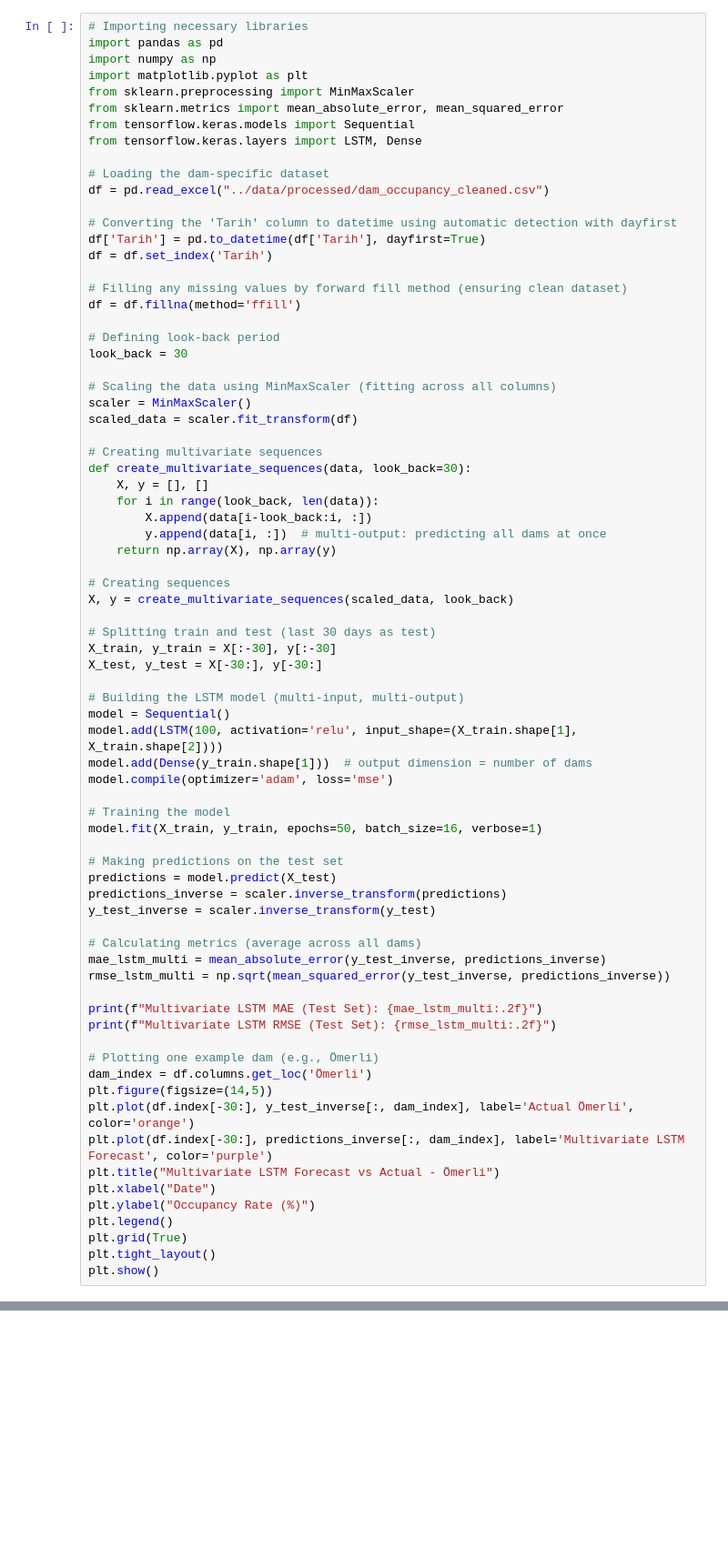
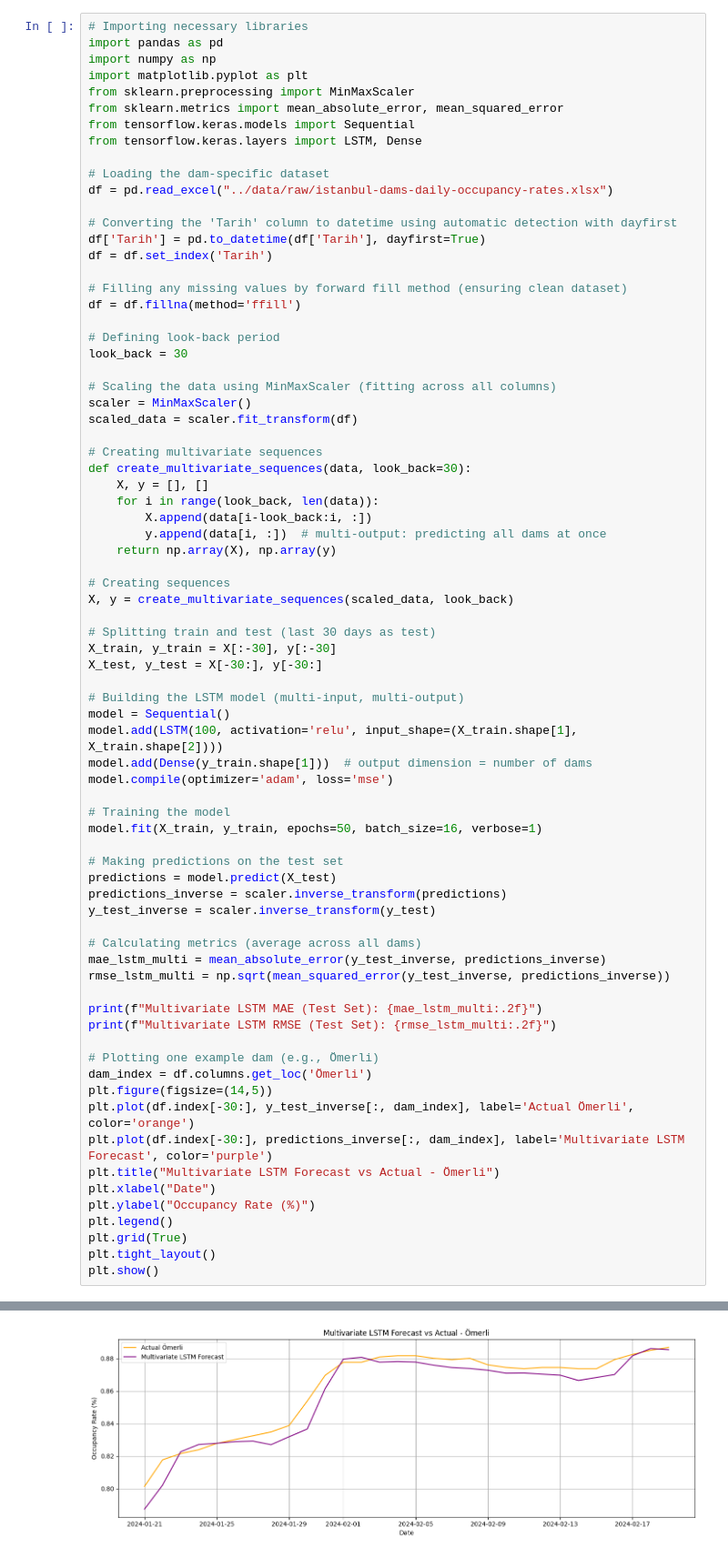
Before and after one commit to mertaltunn/Forecasting-of-Occupancy-Rate-of-Dams-with-Deep-Learning-and-Time-Series-Analysis, a Jupyter notebook: notebooks/06_multivariate_deep_learning_models.ipynb, the cells around one changed output, grey strips where cells are left out. Shown: that part at 91% size. Cells and saved outputs as stored; diff of their text form; blank space fills up the shorter version.

```diff
--- a/notebooks/06_multivariate_deep_learning_models.ipynb
+++ b/notebooks/06_multivariate_deep_learning_models.ipynb
@@ -9,7 +9,7 @@ from tensorflow.keras.models import Sequential
 from tensorflow.keras.layers import LSTM, Dense
 
 # Loading the dam-specific dataset
-df = pd.read_excel("../data/processed/dam_occupancy_cleaned.csv")
+df = pd.read_excel("../data/raw/istanbul-dams-daily-occupancy-rates.xlsx")
 
 # Converting the 'Tarih' column to datetime using automatic detection with dayfirst
 df['Tarih'] = pd.to_datetime(df['Tarih'], dayfirst=True)
@@ -77,0 +95 @@ ValueError: Excel file format cannot be determined, you must specify an engine m
+[figure, added]
```
Also changed, not shown: parts of 1 cell of this notebook, 8 other files.
